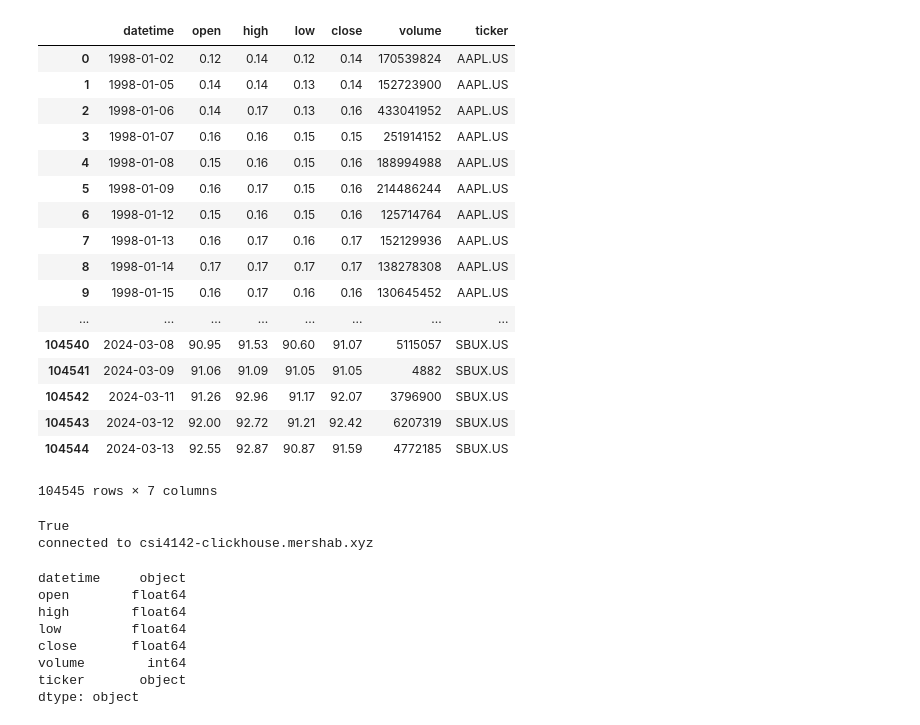
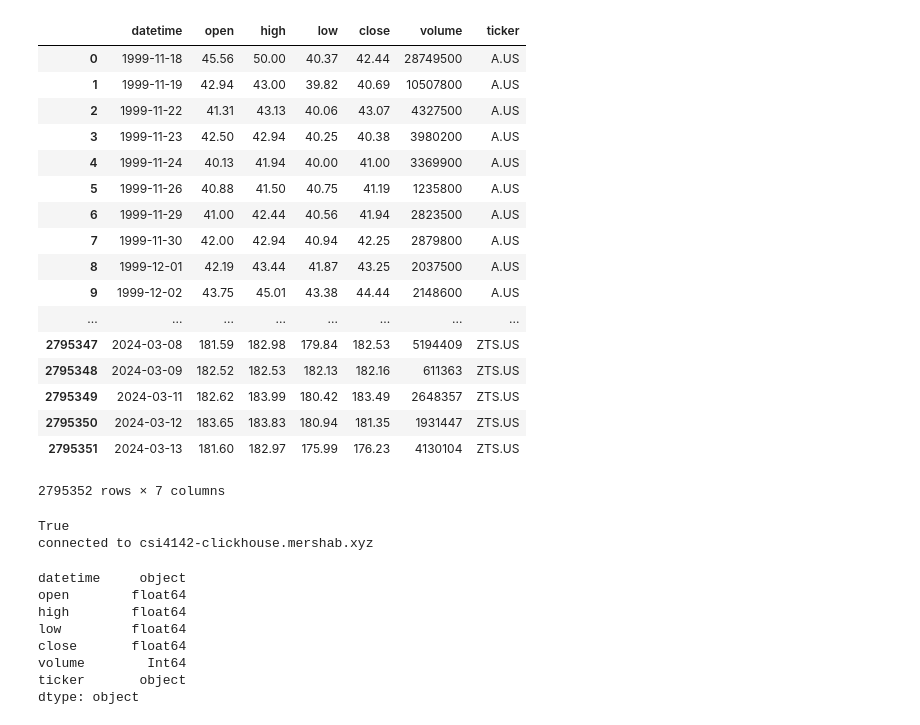
Before and after one commit to Mershab99/CSI4142-Project, a Jupyter notebook: etl/company_dimension_etl.ipynb, the cells around one changed output. Drawn from its saved outputs; the diff is of its cells as text; code cells hidden in the pictures.

```diff
--- a/etl/company_dimension_etl.ipynb
+++ b/etl/company_dimension_etl.ipynb
@@ -20,3 +22,20 @@ CLICKHOUSE_CLOUD_PASSWORD = 'iceberg'
 
 
 TABLE_NAME = 'company_dimension_table_test'
+# %%
+# Initialize an empty set to store unique ticker names
+ticker_names = set()
+
+# Traverse the directory
+for filename in os.listdir(f'../data/company_dimension/{timeframe_in}'):
+    # Check if the file is a CSV file
+    if filename.endswith('.csv'):
+        # Extract the ticker name by splitting the filename
+        # Assuming the format is <ticker_name>_<timeframe>.csv
+        ticker_name = filename.split('_')[0]
+        # Add the ticker name to the set
+        ticker_names.add(ticker_name)
+
+# Convert the set to a sorted list
+ticker_names_list = sorted(list(ticker_names))
+ticker_names_list
@@ -24,7 +61,7 @@ TABLE_NAME = 'company_dimension_table_test'
 # Do it for all shares
 df_list = []
 single_ticker_df = {}
-for ticker in tickers:
+for ticker in ticker_names_list:
     temp_df  = pd.DataFrame(pd.read_csv(f"../data/company_dimension/{timeframe_in}/{ticker}_{timeframe_in}.csv", parse_dates=['datetime']))
     temp_df['ticker'] = ticker
     df_list.append(temp_df)
@@ -53,26 +90,28 @@ consolidated_df = pd.concat(df_list, ignore_index=True)
 # %%
 
 consolidated_df['datetime'] = pd.to_datetime(consolidated_df['datetime'],unit='s')
 consolidated_df['datetime'] = consolidated_df['datetime'].dt.strftime('%Y-%m-%d')
+consolidated_df['volume'] = np.floor(pd.to_numeric(consolidated_df['volume'], errors='coerce')).astype('Int64')
+
 consolidated_df
 # %% [output]
 |  | datetime | open | high | low | close | volume | ticker |
-| 0 | 1998-01-02 | 0.12 | 0.14 | 0.12 | 0.14 | 170539824 | AAPL.US |
-| 1 | 1998-01-05 | 0.14 | 0.14 | 0.13 | 0.14 | 152723900 | AAPL.US |
-| 2 | 1998-01-06 | 0.14 | 0.17 | 0.13 | 0.16 | 433041952 | AAPL.US |
-| 3 | 1998-01-07 | 0.16 | 0.16 | 0.15 | 0.15 | 251914152 | AAPL.US |
-| 4 | 1998-01-08 | 0.15 | 0.16 | 0.15 | 0.16 | 188994988 | AAPL.US |
-| 5 | 1998-01-09 | 0.16 | 0.17 | 0.15 | 0.16 | 214486244 | AAPL.US |
-| 6 | 1998-01-12 | 0.15 | 0.16 | 0.15 | 0.16 | 125714764 | AAPL.US |
-| 7 | 1998-01-13 | 0.16 | 0.17 | 0.16 | 0.17 | 152129936 | AAPL.US |
-| 8 | 1998-01-14 | 0.17 | 0.17 | 0.17 | 0.17 | 138278308 | AAPL.US |
-| 9 | 1998-01-15 | 0.16 | 0.17 | 0.16 | 0.16 | 130645452 | AAPL.US |
+| 0 | 1999-11-18 | 45.56 | 50.00 | 40.37 | 42.44 | 28749500 | A.US |
+| 1 | 1999-11-19 | 42.94 | 43.00 | 39.82 | 40.69 | 10507800 | A.US |
+| 2 | 1999-11-22 | 41.31 | 43.13 | 40.06 | 43.07 | 4327500 | A.US |
+| 3 | 1999-11-23 | 42.50 | 42.94 | 40.25 | 40.38 | 3980200 | A.US |
+| 4 | 1999-11-24 | 40.13 | 41.94 | 40.00 | 41.00 | 3369900 | A.US |
+| 5 | 1999-11-26 | 40.88 | 41.50 | 40.75 | 41.19 | 1235800 | A.US |
+| 6 | 1999-11-29 | 41.00 | 42.44 | 40.56 | 41.94 | 2823500 | A.US |
+| 7 | 1999-11-30 | 42.00 | 42.94 | 40.94 | 42.25 | 2879800 | A.US |
+| 8 | 1999-12-01 | 42.19 | 43.44 | 41.87 | 43.25 | 2037500 | A.US |
+| 9 | 1999-12-02 | 43.75 | 45.01 | 43.38 | 44.44 | 2148600 | A.US |
 | ... | ... | ... | ... | ... | ... | ... | ... |
-| 104540 | 2024-03-08 | 90.95 | 91.53 | 90.60 | 91.07 | 5115057 | SBUX.US |
-| 104541 | 2024-03-09 | 91.06 | 91.09 | 91.05 | 91.05 | 4882 | SBUX.US |
-| 104542 | 2024-03-11 | 91.26 | 92.96 | 91.17 | 92.07 | 3796900 | SBUX.US |
-| 104543 | 2024-03-12 | 92.00 | 92.72 | 91.21 | 92.42 | 6207319 | SBUX.US |
-| 104544 | 2024-03-13 | 92.55 | 92.87 | 90.87 | 91.59 | 4772185 | SBUX.US |
+| 2795347 | 2024-03-08 | 181.59 | 182.98 | 179.84 | 182.53 | 5194409 | ZTS.US |
+| 2795348 | 2024-03-09 | 182.52 | 182.53 | 182.13 | 182.16 | 611363 | ZTS.US |
+| 2795349 | 2024-03-11 | 182.62 | 183.99 | 180.42 | 183.49 | 2648357 | ZTS.US |
+| 2795350 | 2024-03-12 | 183.65 | 183.83 | 180.94 | 181.35 | 1931447 | ZTS.US |
+| 2795351 | 2024-03-13 | 181.60 | 182.97 | 175.99 | 176.23 | 4130104 | ZTS.US |
-104545 rows × 7 columns
+2795352 rows × 7 columns
 # %%
 client = clickhouse_connect.get_client(host=CLICKHOUSE_CLOUD_HOSTNAME, port=443, user=CLICKHOUSE_CLOUD_USER, password=CLICKHOUSE_CLOUD_PASSWORD,database='default')
@@ -106,7 +145,7 @@ open        float64
 high        float64
 low         float64
 close       float64
-volume        int64
+volume        Int64
 ticker       object
 dtype: object
 # %%
```
Also changed, not shown: parts of 7 cells of this notebook, 3 other files.
